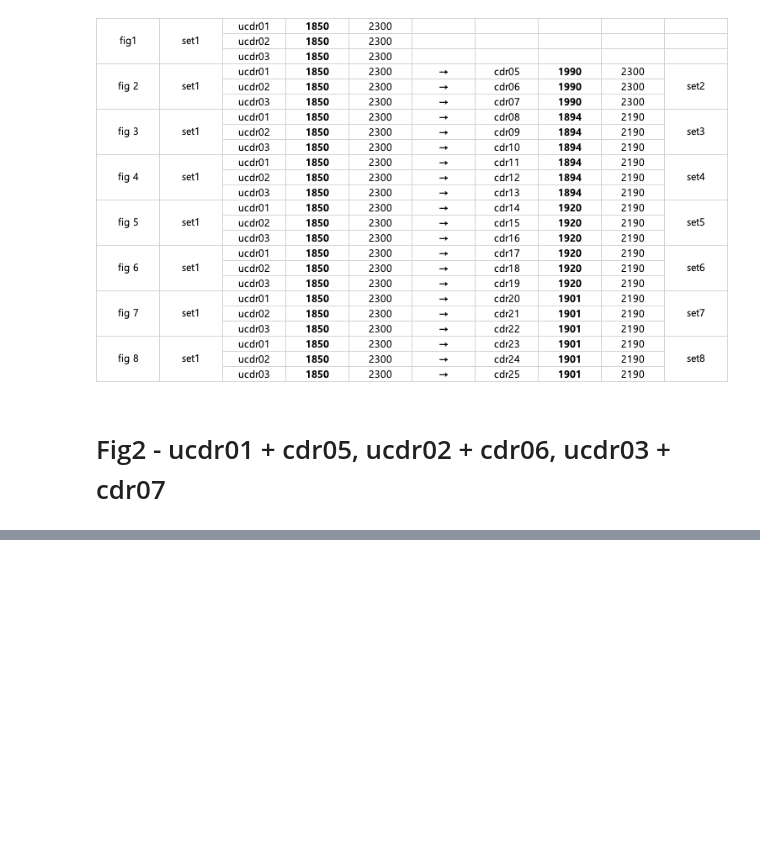
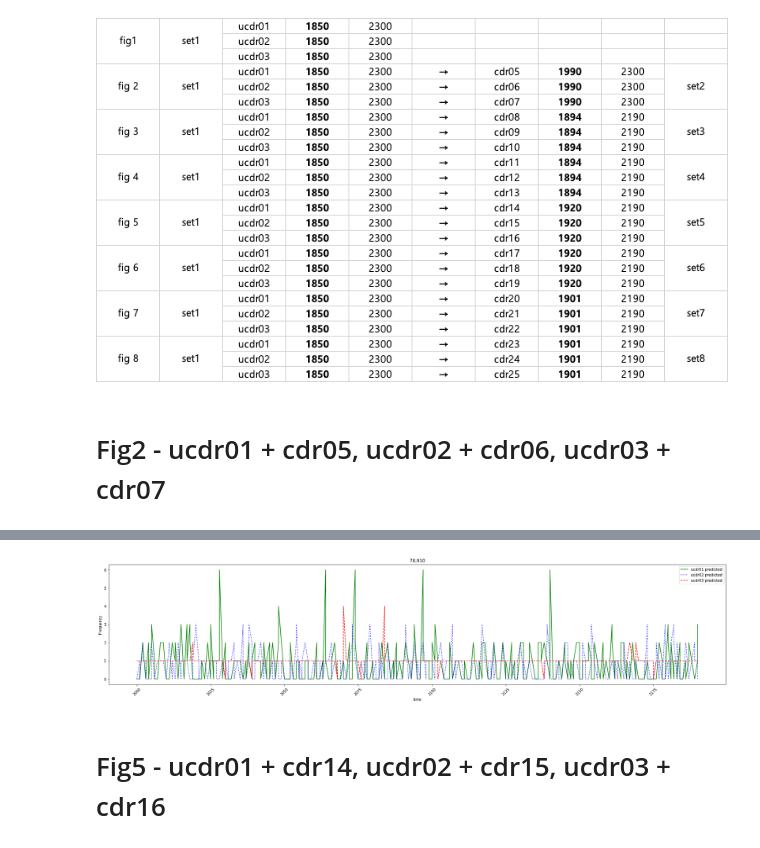
Before and after one commit to tigerjk726/Bumjoong, a Jupyter notebook: Typhoon_modeling_Korea_20221216(78,910)_Prediction.ipynb, the cells around one changed output, grey strips where cells are left out. Cells and saved outputs as stored; diff of their text form; code cells hidden in the pictures; blank space fills up the shorter version.

```diff
--- a/Typhoon_modeling_Korea_20221216(78,910)_Prediction.ipynb
+++ b/Typhoon_modeling_Korea_20221216(78,910)_Prediction.ipynb
@@ -321,0 +491,17 @@ plt.show()
+# %%
+plt.figure(figsize=(30, 6))
+
+plt.plot(Y10b, color='green',linestyle = '-', label='ucdr01 predicted')
+plt.plot(Y11b, color='blue',linestyle = ':', label='ucdr02 predicted')
+plt.plot(Y12b, color='red',linestyle = '--', label='ucdr03 predicted')
+
+plt.title('78,910')
+plt.xlabel('time')
+plt.ylabel('Frequency')
+plt.xticks(rotation=45)
+plt.legend()
+plt.show()
+# %% [output]
+[figure, added]
+# %% [markdown]
+# Fig5 - ucdr01 + cdr14, ucdr02 + cdr15, ucdr03 + cdr16
```
Also changed, not shown: parts of 71 cells of this notebook.
